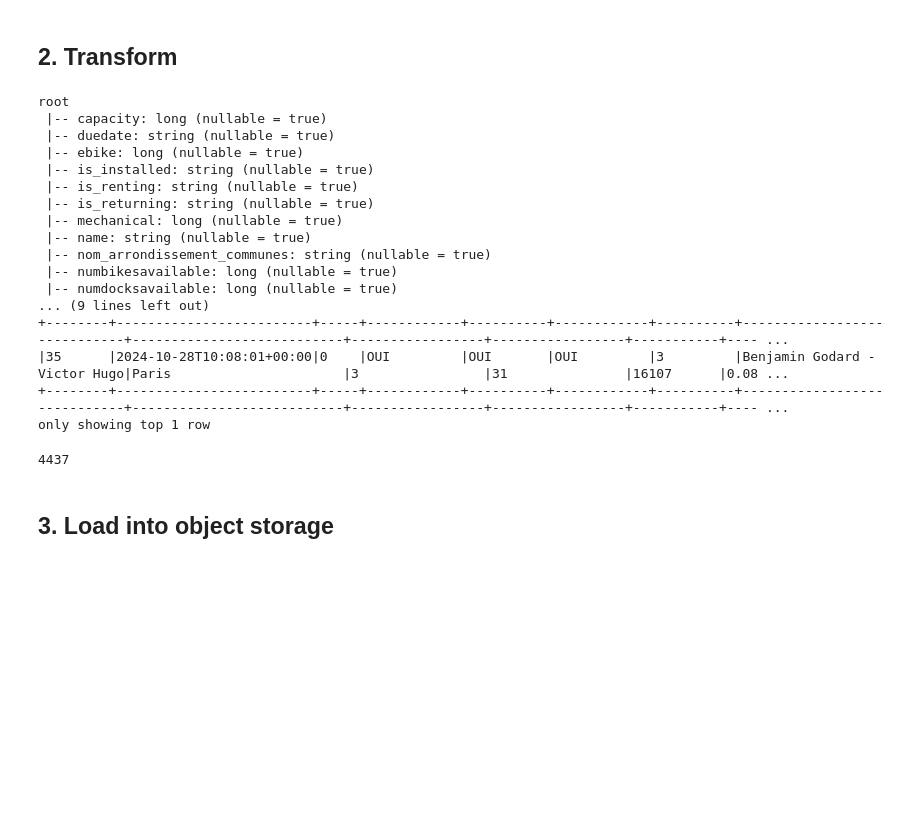
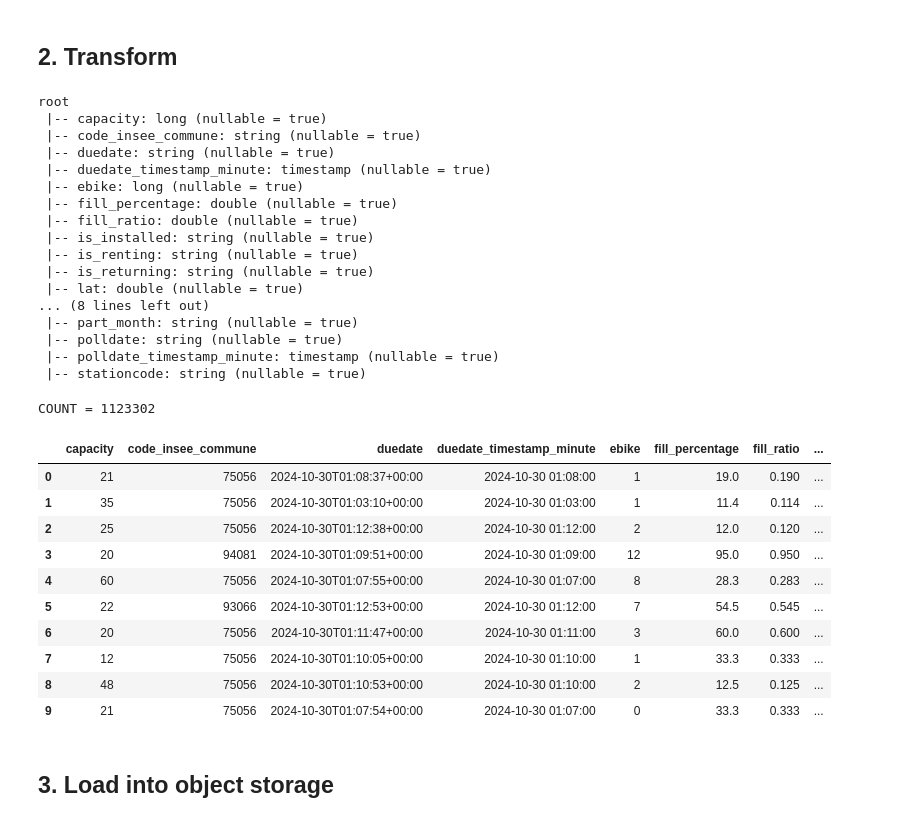
Before and after one commit to mech4rhork/airflow-spark-trino-docker, a Jupyter notebook: airflow-spark/notebooks/velib/velib-to-silver.ipynb, the cells around one changed output. Saved outputs shown, nothing was run; the diff lists cells and outputs as text; code cells hidden in the pictures; blank space fills up the shorter version.

```diff
--- a/airflow-spark/notebooks/velib/velib-to-silver.ipynb
+++ b/airflow-spark/notebooks/velib/velib-to-silver.ipynb
@@ -124,40 +105,80 @@ only showing top 1 row
 # %%
 import pyspark.sql.functions as F
 
 df_transformed = (
     df
-    .withColumn("fill_ratio", F.col("numbikesavailable") / F.col("capacity"))
-    .withColumn("part_day", F.substring(F.col("duedate"), 1, 10))
-    .withColumn("part_minute", F.substring(F.col("duedate"), 1, 16))
+    #
+    .filter(F.col("is_installed") == "OUI")
+    #
+    .withColumn("fill_ratio", F.round(F.col("numbikesavailable") / F.col("capacity"), 3))
+    .withColumn("fill_percentage", F.col("fill_ratio") * 100)
+    #
+    .withColumn("duedate_timestamp_minute", F.to_timestamp(
+        F.concat(
+            F.substring("duedate", 1, 16),      # Extracts the date and hour-minute part: "2024-10-29T01:07"
+            F.lit(":00"),                       # Sets seconds explicitly to "00"
+            F.substring("duedate", 20, 6)       # Extracts the timezone offset: "+00:00"
+        ),
+        "yyyy-MM-dd'T'HH:mm:ssXXX"
+    ))
+    .withColumn("polldate_timestamp_minute",
+        F.to_timestamp(
+            F.split(F.split(F.input_file_name(), "/")[6], "\.")[0],
+            "yyyy-MM-dd-HHmm"
+        )
+    )
+    .withColumn("polldate", F.concat(
+        F.date_format(F.col("polldate_timestamp_minute"), "yyyy-MM-dd'T'HH:mm:ss"),
+        F.lit("+00:00")
+    ))
+    #
     .withColumn("lat", F.col("coordonnees_geo.lat"))
     .withColumn("lon", F.col("coordonnees_geo.lon"))
-    .drop("code_insee_commune")
-    .drop("nom_arrondissement")
     .drop("coordonnees_geo")
+    #
+    .withColumn("part_month", F.substring(F.col("polldate"), 1, 7))
+    .withColumn("part_day", F.substring(F.col("polldate"), 1, 10))
+    .withColumn("part_minute", F.substring(F.col("polldate"), 1, 16))
     .filter(F.col("part_day") >= "2024-01-01")
 )
+df_transformed = df_transformed.select(*(sorted(df_transformed.columns)))
 df_transformed.printSchema()
-df_transformed.select("*").show(1, False)
-df_transformed.count()
+print(f'COUNT = {df_transformed.count()}')
+
+import pandas as pd
+pd.set_option('display.max_columns', None)  # Show all columns
+pd.set_option('display.width', 1000)
+df_transformed.limit(10).toPandas()
 # %% [output]
 root
  |-- capacity: long (nullable = true)
+ |-- code_insee_commune: string (nullable = true)
  |-- duedate: string (nullable = true)
+ |-- duedate_timestamp_minute: timestamp (nullable = true)
  |-- ebike: long (nullable = true)
+ |-- fill_percentage: double (nullable = true)
+ |-- fill_ratio: double (nullable = true)
  |-- is_installed: string (nullable = true)
  |-- is_renting: string (nullable = true)
  |-- is_returning: string (nullable = true)
- |-- mechanical: long (nullable = true)
- |-- name: string (nullable = true)
- |-- nom_arrondissement_communes: string (nullable = true)
- |-- numbikesavailable: long (nullable = true)
- |-- numdocksavailable: long (nullable = true)
-... (9 lines left out)
-+--------+-------------------------+-----+------------+----------+------------+----------+-----------------------------+---------------------------+-----------------+-----------------+-----------+---- ...
-|35      |2024-10-28T10:08:01+00:00|0    |OUI         |OUI       |OUI         |3         |Benjamin Godard - Victor Hugo|Paris                      |3                |31               |16107      |0.08 ...
-+--------+-------------------------+-----+------------+----------+------------+----------+-----------------------------+---------------------------+-----------------+-----------------+-----------+---- ...
-only showing top 1 row
+ |-- lat: double (nullable = true)
+... (8 lines left out)
+ |-- part_month: string (nullable = true)
+ |-- polldate: string (nullable = true)
+ |-- polldate_timestamp_minute: timestamp (nullable = true)
+ |-- stationcode: string (nullable = true)
-4437
+COUNT = 1123302
+|  | capacity | code_insee_commune | duedate | duedate_timestamp_minute | ebike | fill_percentage | fill_ratio | ... |
+| 0 | 21 | 75056 | 2024-10-30T01:08:37+00:00 | 2024-10-30 01:08:00 | 1 | 19.0 | 0.190 | ... |
+| 1 | 35 | 75056 | 2024-10-30T01:03:10+00:00 | 2024-10-30 01:03:00 | 1 | 11.4 | 0.114 | ... |
+| 2 | 25 | 75056 | 2024-10-30T01:12:38+00:00 | 2024-10-30 01:12:00 | 2 | 12.0 | 0.120 | ... |
+| 3 | 20 | 94081 | 2024-10-30T01:09:51+00:00 | 2024-10-30 01:09:00 | 12 | 95.0 | 0.950 | ... |
+| 4 | 60 | 75056 | 2024-10-30T01:07:55+00:00 | 2024-10-30 01:07:00 | 8 | 28.3 | 0.283 | ... |
+| 5 | 22 | 93066 | 2024-10-30T01:12:53+00:00 | 2024-10-30 01:12:00 | 7 | 54.5 | 0.545 | ... |
+| 6 | 20 | 75056 | 2024-10-30T01:11:47+00:00 | 2024-10-30 01:11:00 | 3 | 60.0 | 0.600 | ... |
+| 7 | 12 | 75056 | 2024-10-30T01:10:05+00:00 | 2024-10-30 01:10:00 | 1 | 33.3 | 0.333 | ... |
+| 8 | 48 | 75056 | 2024-10-30T01:10:53+00:00 | 2024-10-30 01:10:00 | 2 | 12.5 | 0.125 | ... |
+| 9 | 21 | 75056 | 2024-10-30T01:07:54+00:00 | 2024-10-30 01:07:00 | 0 | 33.3 | 0.333 | ... |
 # %% [markdown]
 ## 3. Load into object storage
 # %%
```
Also changed, not shown: parts of 7 cells of this notebook, 3 other files.
